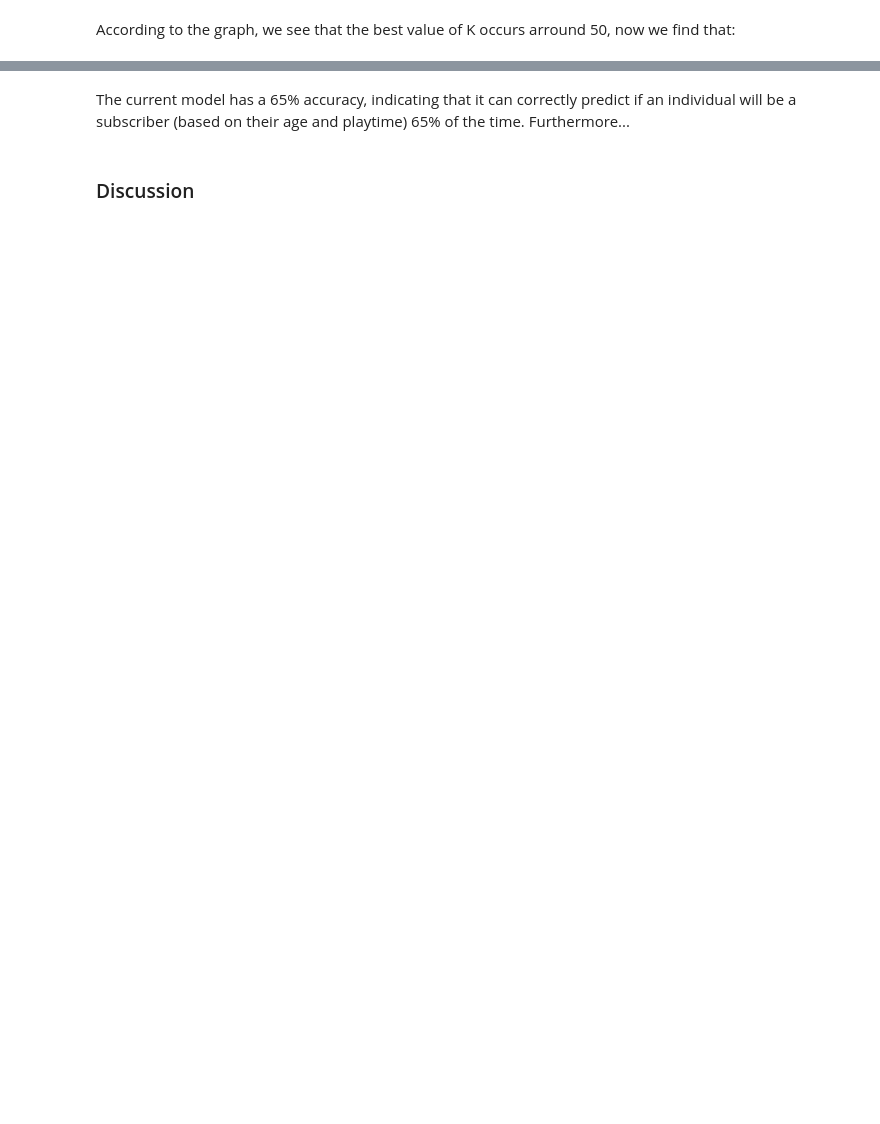
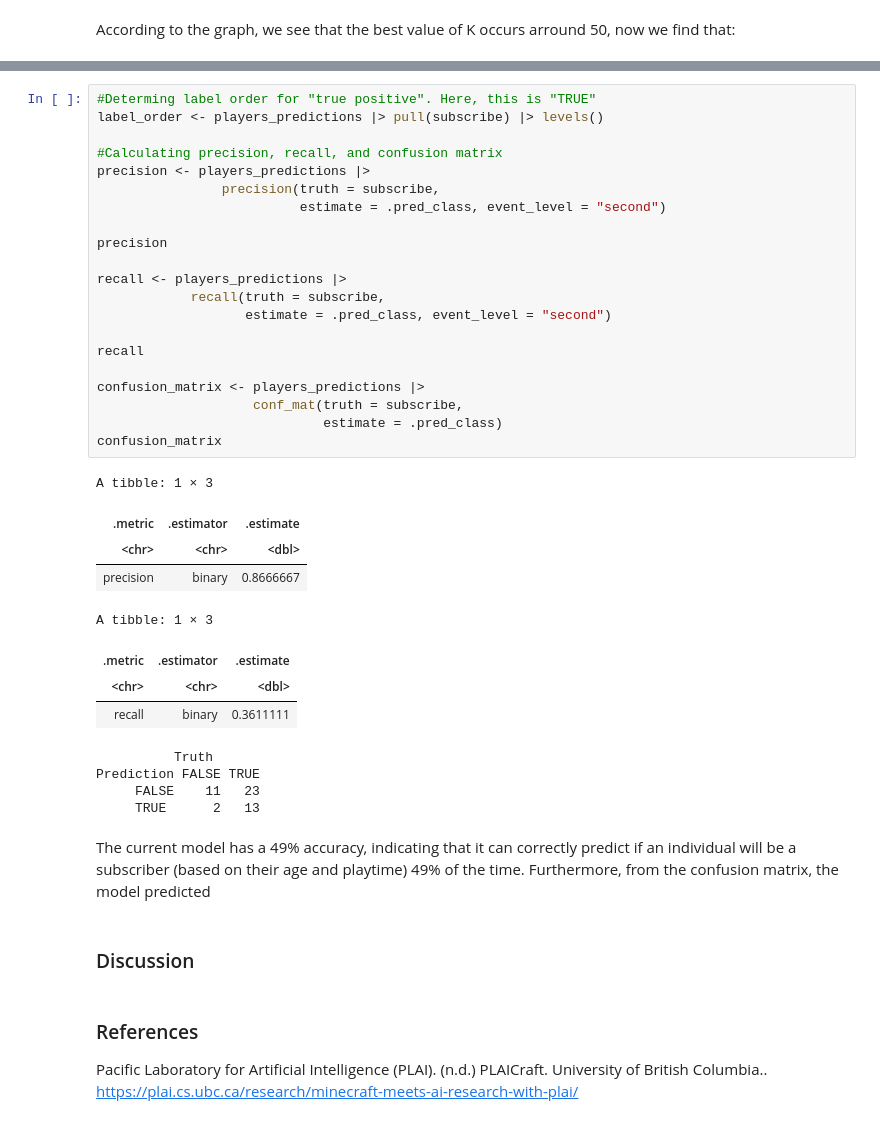
Before and after one commit to prabhnoor-k/DSCI-100-Project, a Jupyter notebook: Group_Project.ipynb, the cells around one changed output, grey strips where cells are left out. Drawn from its saved outputs; the diff is of its cells as text; blank space fills up the shorter version.

Commit message:
added citation, precision, recall, and set seed

```diff
--- a/Group_Project.ipynb
+++ b/Group_Project.ipynb
@@ -321,4 +303,42 @@ Prediction FALSE TRUE
+# %%
+#Determing label order for "true positive". Here, this is "TRUE"
+label_order <- players_predictions |> pull(subscribe) |> levels()
+
+#Calculating precision, recall, and confusion matrix
+precision <- players_predictions |>
+                precision(truth = subscribe,
+                          estimate = .pred_class, event_level = "second")
+
+precision
+
+recall <- players_predictions |>
+            recall(truth = subscribe,
+                   estimate = .pred_class, event_level = "second")
+
+recall
+
+confusion_matrix <- players_predictions |>
+                    conf_mat(truth = subscribe,
+                             estimate = .pred_class)
+confusion_matrix
+# %% [output]
+A tibble: 1 × 3
+| .metric | .estimator | .estimate |
+| <chr> | <chr> | <dbl> |
+| precision | binary | 0.8666667 |
+A tibble: 1 × 3
+| .metric | .estimator | .estimate |
+| <chr> | <chr> | <dbl> |
+| recall | binary | 0.3611111 |
+          Truth
+Prediction FALSE TRUE
+     FALSE    11   23
+     TRUE      2   13
 # %% [markdown]
-The current model has a 65% accuracy, indicating that it can correctly predict if an individual will be a subscriber (based on their age and playtime) 65% of the time. Furthermore...
+The current model has a 49% accuracy, indicating that it can correctly predict if an individual will be a subscriber (based on their age and playtime) 49% of the time. Furthermore, from the confusion matrix, the model predicted
 # %% [markdown]
 ### Discussion
+# %% [markdown]
+### References
+
+Pacific Laboratory for Artificial Intelligence (PLAI). (n.d.) PLAICraft. University of British Columbia.. https://plai.cs.ubc.ca/research/minecraft-meets-ai-research-with-plai/
```
Also changed, not shown: parts of 14 cells of this notebook.
